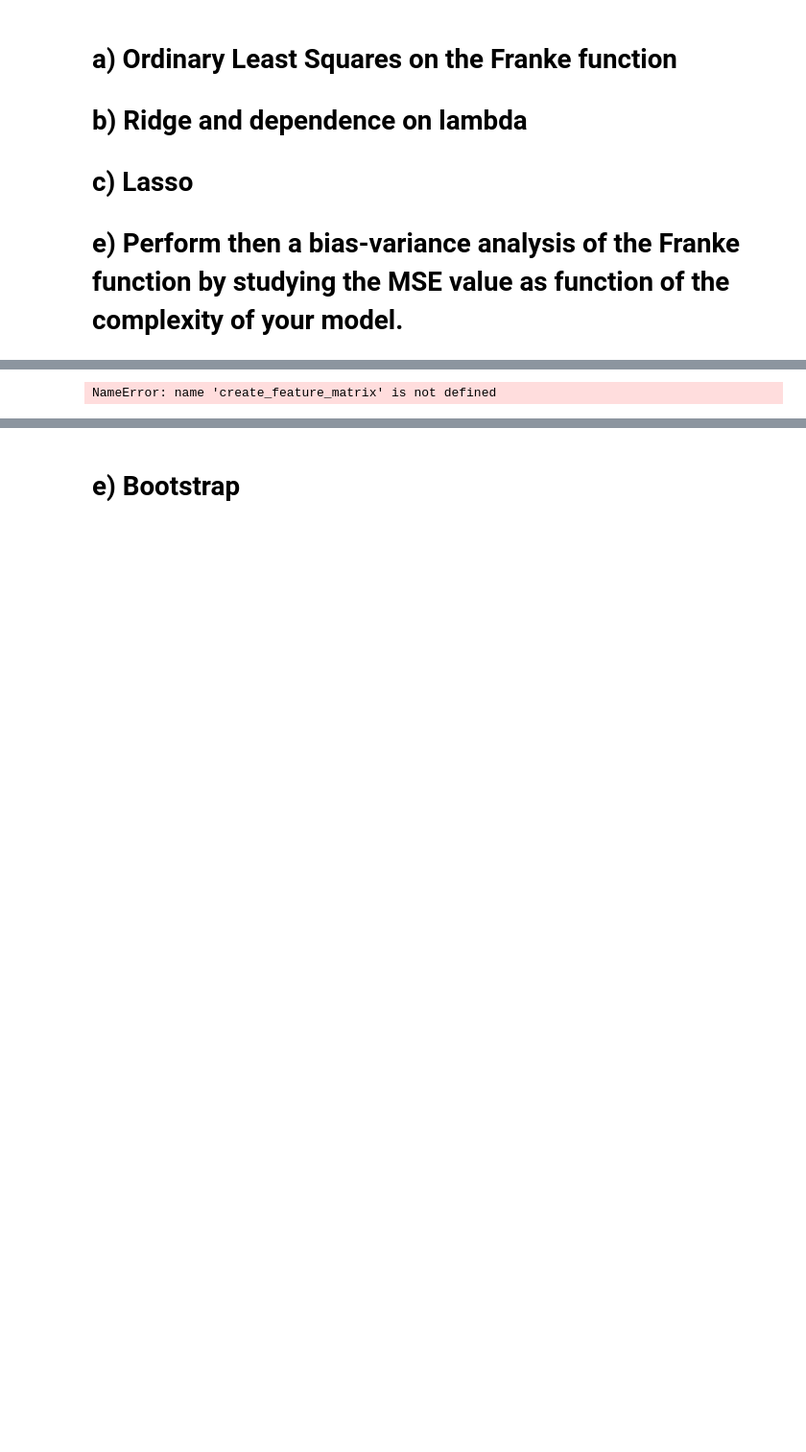
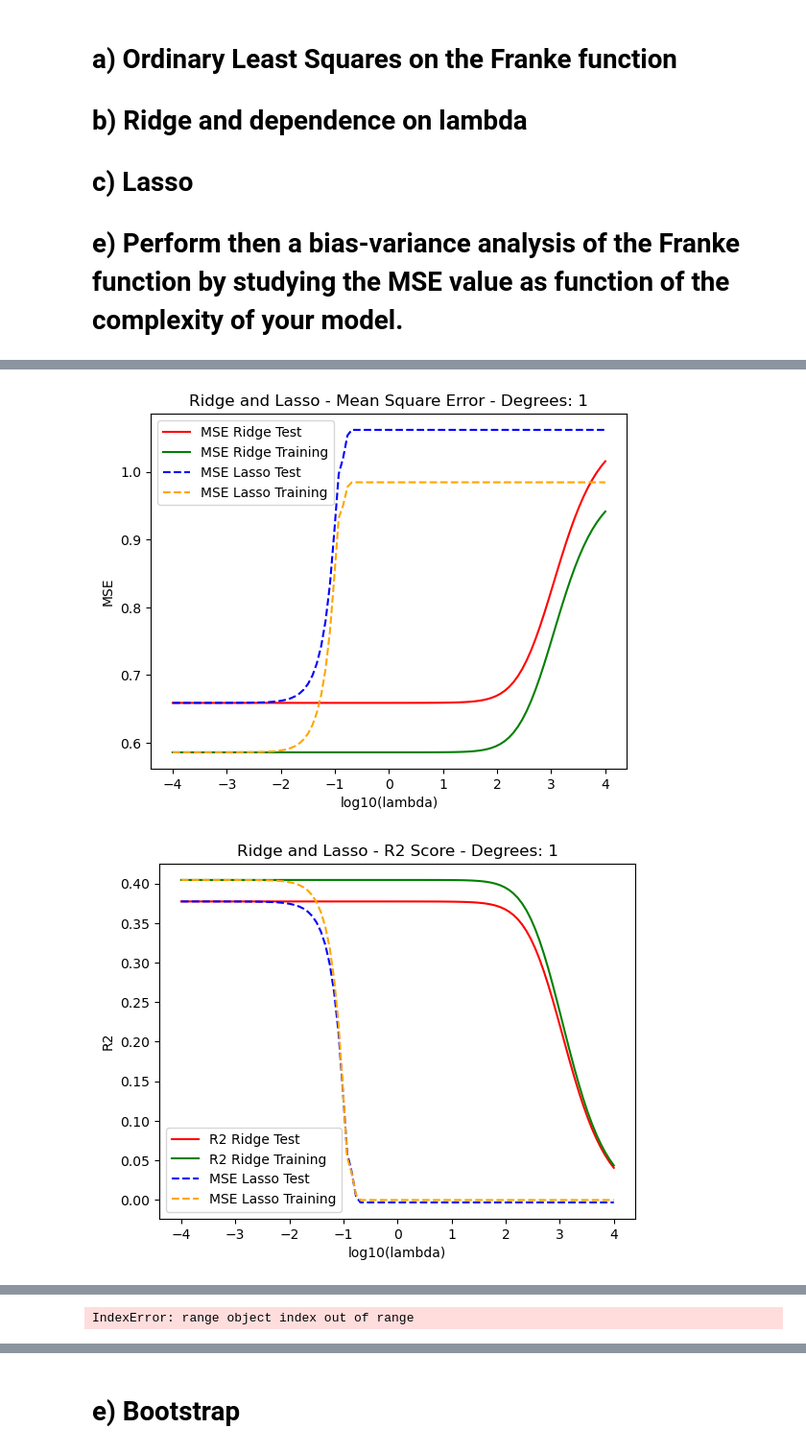
Before and after one commit to hellegje/fys-stk4155, a Jupyter notebook: Project1/2dProject.ipynb, the cells around one changed output, grey strips where cells are left out. Shown at 96% size. Saved outputs shown, nothing was run; the diff lists cells and outputs as text; code cells hidden in the pictures; blank space fills up the shorter version.

```diff
--- a/Project1/2dProject.ipynb
+++ b/Project1/2dProject.ipynb
@@ -393,6 +503,8 @@ test_MSEs = []
 train_r2s = []
 test_r2s = []
 betas = []
+betas_plot_ridge = []
+betas_plot_lasso = []
 degrees = range(1,6)
 for order in degrees:
 
@@ -442,12 +554,14 @@ for order in degrees:
     test_lasso_mses = []
     training_lasso_r2s = []
     test_lasso_r2s = []
+    betas_lasso = []
 
-    lambdas = (0.0001, 0.001, 0.01, 0.1, 1.0)
+    lambda_plot = []
     nlambdas = 100
     lambdas = np.logspace(-4, 4, nlambdas)
     for i in range(nlambdas):
         lmb = lambdas[i]
+        lambda_plot.append(lmb)
 
         #Ridge
         beta_hat_ridge = Beta_ridge_regression(X_train, z_train, lmb)
@@ -472,6 +586,10 @@ for order in degrees:
 
         training_lasso_r2s.append(error.r2_score(z_train, y_tilde_lasso))
         test_lasso_r2s.append(error.r2_score(z_test, y_predict_lasso))
+        #betas_lasso.append(beta)
+
+    betas_plot_ridge.append(betas_ridge)
+    #betas_plot_lasso.append(betas_lasso)
 
     # MSE plots
     plt.figure()
@@ -482,62 +600,44 @@ for order in degrees:
 
     #TODO: Easier to read with same colour for the test and training, or not?
     plt.plot(np.log10(lambdas), test_lasso_mses, 'b--', label = 'MSE Lasso Test')
-    plt.plot(np.log10(lambdas), training_lasso_mses, '--', label = 'MSE Lasso Training')
+    plt.plot(np.log10(lambdas), training_lasso_mses, '--', color='orange', label = 'MSE Lasso Training')
 
     plt.xlabel('log10(lambda)')
     plt.ylabel('MSE')
     plt.legend()
     plt.show()
 
     # R2 Ridge plots
     plt.figure()
     plt.title("Ridge and Lasso - R2 Score - Degrees: " + str(order))
 
     plt.plot(np.log10(lambdas), test_ridge_r2s, 'r', label = 'R2 Ridge Test')
     plt.plot(np.log10(lambdas), training_ridge_r2s, 'g', label = 'R2 Ridge Training')
 
     plt.plot(np.log10(lambdas), test_lasso_r2s, 'b--', label = 'MSE Lasso Test')
     plt.plot(np.log10(lambdas), training_lasso_r2s, '--', color='orange', label = 'MSE Lasso Training')
 
     plt.xlabel('log10(lambda)')
     plt.ylabel('R2')
     plt.legend()
     plt.show()
 
 
-# #TODO: Make labels and title better
-# #Plot the mse vs. degrees
-plt.figure()
-plt.title("Ordinary Least Squares: MSE vs Polynomial Degree")
-plt.plot(degrees, test_MSEs, 'r', label = 'MSE OLS Test')
-plt.plot(degrees, train_MSEs, 'g', label = 'MSE OLS Training')
-
-plt.xlabel('Degrees')
-plt.ylabel('MSE')
-plt.legend()
-plt.show()
-
-#Plot the r2 scores vs. degrees
-plt.figure()
-plt.title("R2 vs Polynomial Degree")
-plt.plot(degrees, test_r2s, 'r', label = 'R2 Test')
-plt.plot(degrees, train_r2s, 'g', label = 'R2 Training')
-
-plt.xlabel('Degrees')
-plt.ylabel('R2-Score')
-plt.legend()
-plt.show()
-
 # #From ChatGPT:
-# #Plot beta vs degrees
+#Plot beta vs degrees
 for i in range(len(betas)):
     plt.plot(betas[i], marker='o', label=f'Degree {degrees[i]}')
 
+for i in degrees:
+    plt.plot(betas_ridge, lambda_plot, marker='o', label=f'Degree {degrees[i]}')
+
 # Adding plot details
 plt.title('Beta Coefficients as a Function of Polynomial Degree')
-plt.xlabel('Coefficient Index')
+plt.xlabel('Lambda')
 plt.ylabel('Coefficient Value')
 plt.legend()
 plt.grid(True)
 plt.show()
 # %% [output]
+[figure, added]
+[figure, added]
@@ -544 +652 @@ plt.show()
-NameError: name 'create_feature_matrix' is not defined
+IndexError: range object index out of range
```
Also changed, not shown: parts of 9 cells of this notebook, 8 other files.
